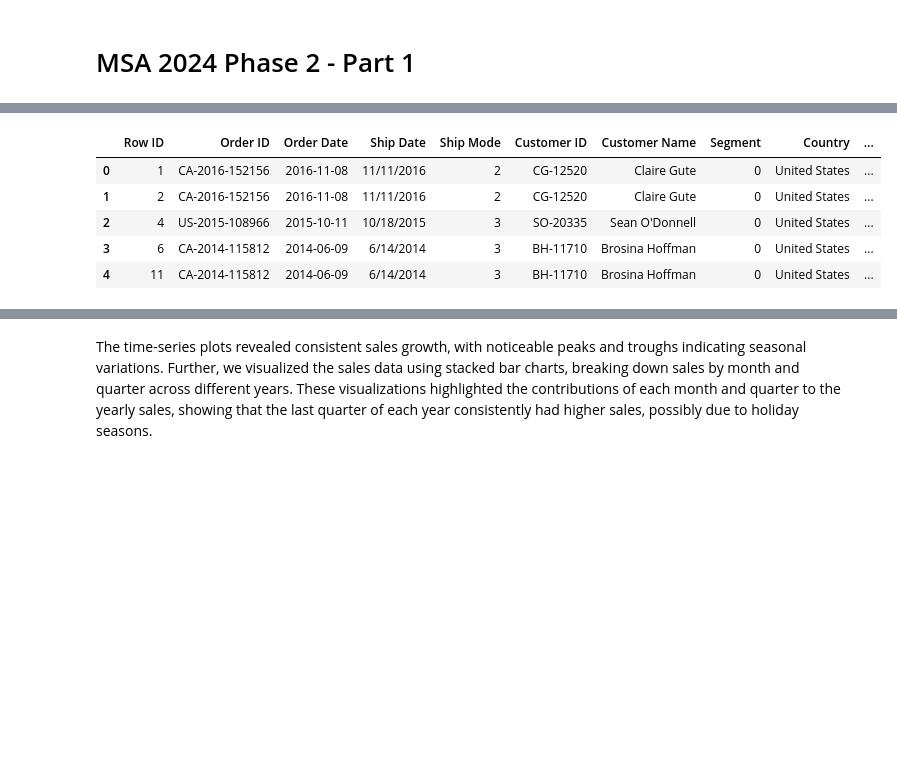
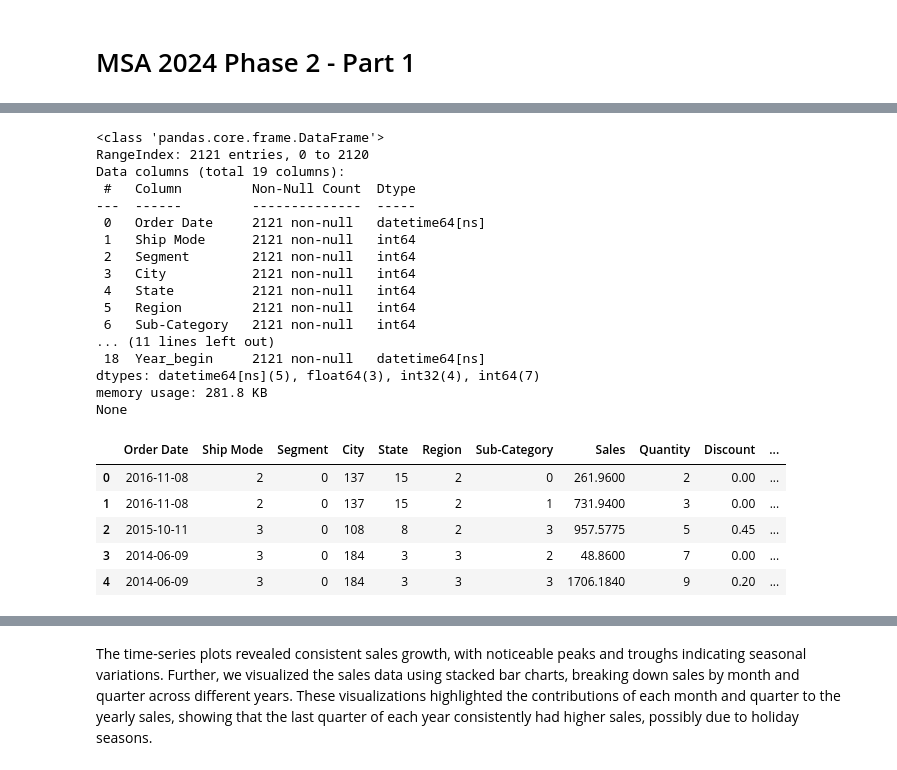
Before and after one commit to Jackreckness/msaphase2, a Jupyter notebook: part1-submission.ipynb, the cells around one changed output, grey strips where cells are left out. Cells and saved outputs as stored; diff of their text form; code cells hidden in the pictures; blank space fills up the shorter version.

```diff
--- a/part1-submission.ipynb
+++ b/part1-submission.ipynb
@@ -131,7 +134,3 @@ Data columns (total 21 columns):
  20  Profit         2121 non-null   float64
 dtypes: float64(3), int64(3), object(15)
 memory usage: 348.1+ KB
-# %%
-# convert the 'Order Date' column to datetime
-ds_sales['Order Date'] = pd.to_datetime(ds_sales['Order Date'])
-ds_sales.info()
@@ -169,0 +156,9 @@ ds_sales.describe()
+# %%
+# make a copy to keep the original dataset
+ds_sales_modified = ds_sales.copy()
+
+# drop the useless identifier columns, category and country columns have only one unique value and ship date is redundant to order date, so we drop them as well,
+columns_to_remove = ['Row ID', 'Customer ID', 'Customer Name', 'Order ID', 'Postal Code', 'Product ID', 'Ship Date', 'Category', 'Country', 'Product Name']
+ds_sales_modified.drop(columns=columns_to_remove, inplace=True)
+
+ds_sales_modified.head()
@@ -170,24 +176,52 @@ ds_sales.describe()
 # %%
-ds_sales_modified = ds_sales.copy()
+# convert the date columns to datetime
+ds_sales_modified['Order Date'] = pd.to_datetime(ds_sales_modified['Order Date'])
+ds_sales_modified['Day of Week'] = ds_sales_modified['Order Date'].dt.dayofweek
+ds_sales_modified['Year'] = ds_sales_modified['Order Date'].dt.year
+ds_sales_modified['Month'] = ds_sales_modified['Order Date'].dt.month
+ds_sales_modified['Quarter'] = ds_sales_modified['Order Date'].dt.quarter
+ds_sales_modified['Week_begin'] = ds_sales_modified['Order Date'].dt.to_period('W').apply(lambda r: r.start_time)
+ds_sales_modified['Month_begin'] = ds_sales_modified['Order Date'].dt.to_period('M').apply(lambda r: r.start_time)
+ds_sales_modified['Quarter_begin'] = ds_sales_modified['Order Date'].dt.to_period('Q').apply(lambda r: r.start_time)
+ds_sales_modified['Year_begin'] = ds_sales_modified['Order Date'].dt.to_period('Y').apply(lambda r: r.start_time)
+
 
 # Create a dictionary to store the encoders for each column
 encoders = {}
 
 # List of columns to label encode, label encoding can avoid creating too many columns
-columns_to_encode = ['Segment','Ship Mode', 'City', 'State', 'Region', 'Category', 'Sub-Category']
+columns_to_encode = ['Segment','Ship Mode', 'City', 'State', 'Region', 'Sub-Category']
 
 # Label encode each column and store the encoder
 for col in columns_to_encode:
     encoder = LabelEncoder()
     ds_sales_modified[col] = encoder.fit_transform(ds_sales[col])
     encoders[col] = encoder
 
+print(ds_sales_modified.info())
 # Preview the modified dataset
 ds_sales_modified.head()
 # %% [output]
+<class 'pandas.core.frame.DataFrame'>
+RangeIndex: 2121 entries, 0 to 2120
+Data columns (total 19 columns):
+ #   Column         Non-Null Count  Dtype
+---  ------         --------------  -----
+ 0   Order Date     2121 non-null   datetime64[ns]
+ 1   Ship Mode      2121 non-null   int64
+ 2   Segment        2121 non-null   int64
+ 3   City           2121 non-null   int64
+ 4   State          2121 non-null   int64
+ 5   Region         2121 non-null   int64
+ 6   Sub-Category   2121 non-null   int64
+... (11 lines left out)
+ 18  Year_begin     2121 non-null   datetime64[ns]
+dtypes: datetime64[ns](5), float64(3), int32(4), int64(7)
+memory usage: 281.8 KB
+None
-|  | Row ID | Order ID | Order Date | Ship Date | Ship Mode | Customer ID | Customer Name | Segment | Country | ... |
-| 0 | 1 | CA-2016-152156 | 2016-11-08 | 11/11/2016 | 2 | CG-12520 | Claire Gute | 0 | United States | ... |
-| 1 | 2 | CA-2016-152156 | 2016-11-08 | 11/11/2016 | 2 | CG-12520 | Claire Gute | 0 | United States | ... |
-| 2 | 4 | US-2015-108966 | 2015-10-11 | 10/18/2015 | 3 | SO-20335 | Sean O'Donnell | 0 | United States | ... |
-| 3 | 6 | CA-2014-115812 | 2014-06-09 | 6/14/2014 | 3 | BH-11710 | Brosina Hoffman | 0 | United States | ... |
-| 4 | 11 | CA-2014-115812 | 2014-06-09 | 6/14/2014 | 3 | BH-11710 | Brosina Hoffman | 0 | United States | ... |
+|  | Order Date | Ship Mode | Segment | City | State | Region | Sub-Category | Sales | Quantity | Discount | ... |
+| 0 | 2016-11-08 | 2 | 0 | 137 | 15 | 2 | 0 | 261.9600 | 2 | 0.00 | ... |
+| 1 | 2016-11-08 | 2 | 0 | 137 | 15 | 2 | 1 | 731.9400 | 3 | 0.00 | ... |
+| 2 | 2015-10-11 | 3 | 0 | 108 | 8 | 2 | 3 | 957.5775 | 5 | 0.45 | ... |
+| 3 | 2014-06-09 | 3 | 0 | 184 | 3 | 3 | 2 | 48.8600 | 7 | 0.00 | ... |
+| 4 | 2014-06-09 | 3 | 0 | 184 | 3 | 3 | 3 | 1706.1840 | 9 | 0.20 | ... |
```
Also changed, not shown: parts of 56 cells of this notebook, 5 other files.
